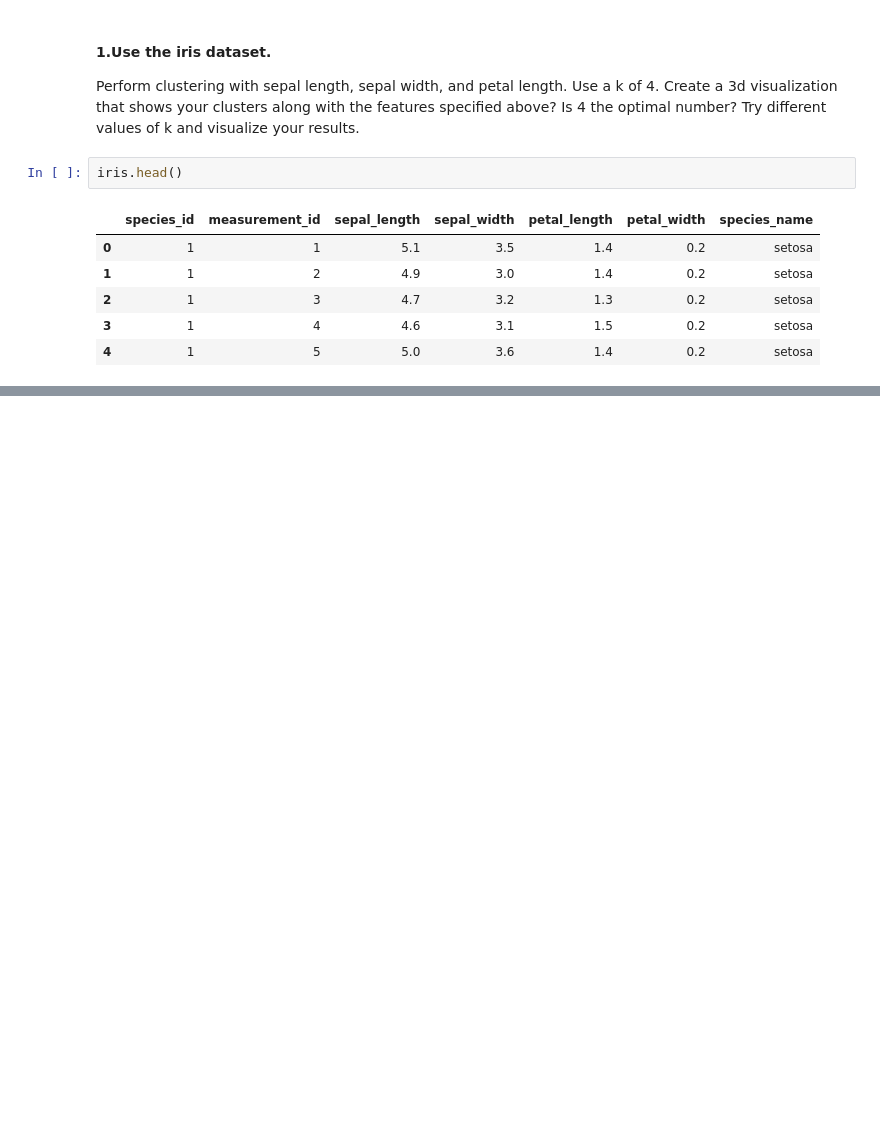
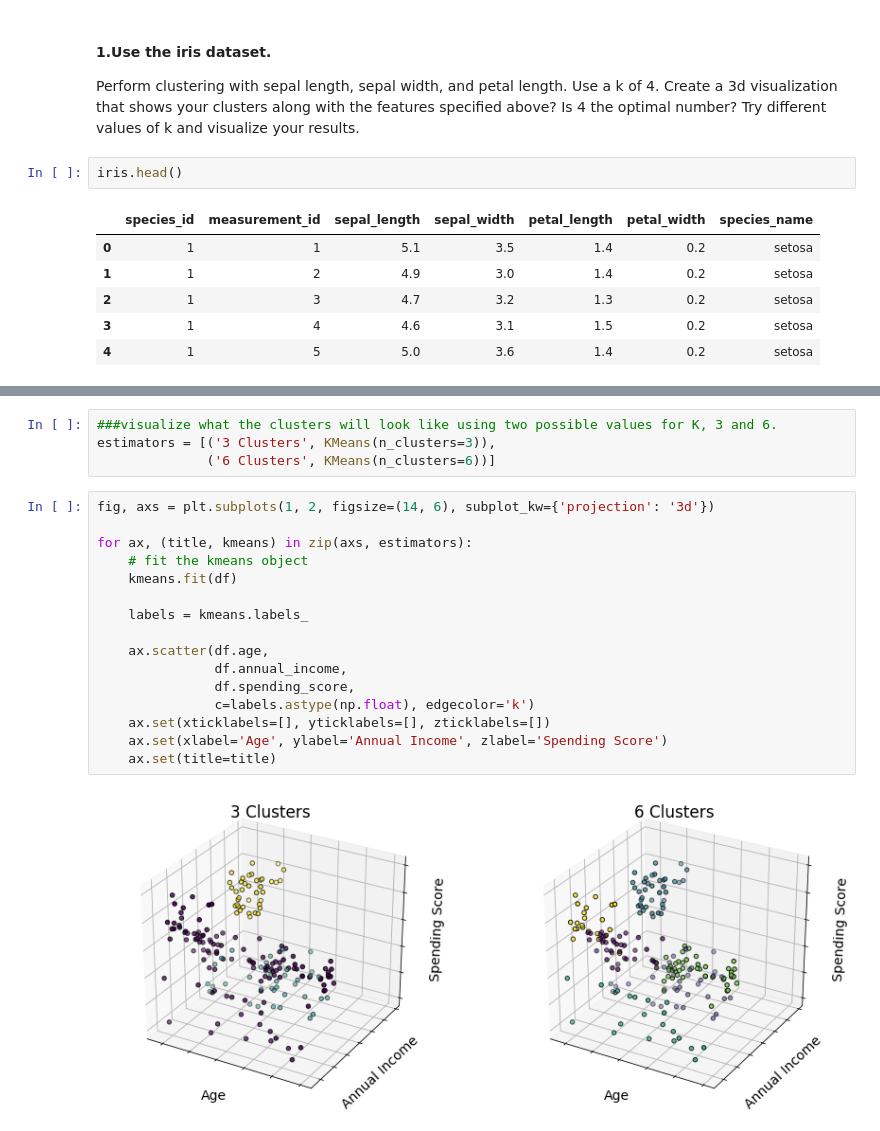
Before and after one commit to Mattsantos541/ds-methodologies-exercises, a Jupyter notebook: clustering/clustering exercises.ipynb, the cells around one changed output, grey strips where cells are left out. Drawn from its saved outputs; the diff is of its cells as text; blank space fills up the shorter version.

```diff
--- a/clustering/clustering exercises.ipynb
+++ b/clustering/clustering exercises.ipynb
@@ -43,0 +192,22 @@ AttributeError: 'DataFrame' object has no attribute 'petal_width'
+# %%
+###visualize what the clusters will look like using two possible values for K, 3 and 6.
+estimators = [('3 Clusters', KMeans(n_clusters=3)),
+              ('6 Clusters', KMeans(n_clusters=6))]
+# %%
+fig, axs = plt.subplots(1, 2, figsize=(14, 6), subplot_kw={'projection': '3d'})
+
+for ax, (title, kmeans) in zip(axs, estimators):
+    # fit the kmeans object
+    kmeans.fit(df)
+
+    labels = kmeans.labels_
+
+    ax.scatter(df.age,
+               df.annual_income,
+               df.spending_score,
+               c=labels.astype(np.float), edgecolor='k')
+    ax.set(xticklabels=[], yticklabels=[], zticklabels=[])
+    ax.set(xlabel='Age', ylabel='Annual Income', zlabel='Spending Score')
+    ax.set(title=title)
+# %% [output]
+[figure, added]
```
Also changed, not shown: parts of 18 cells of this notebook, 2 other files.
